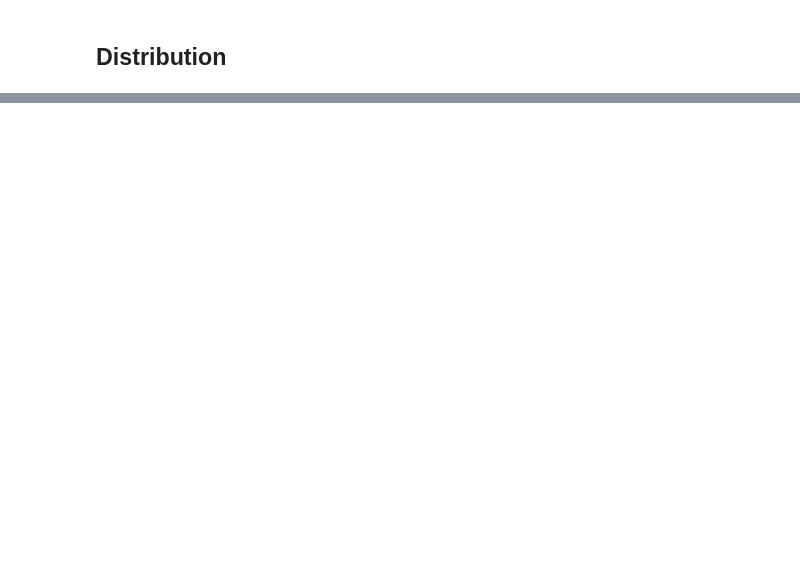
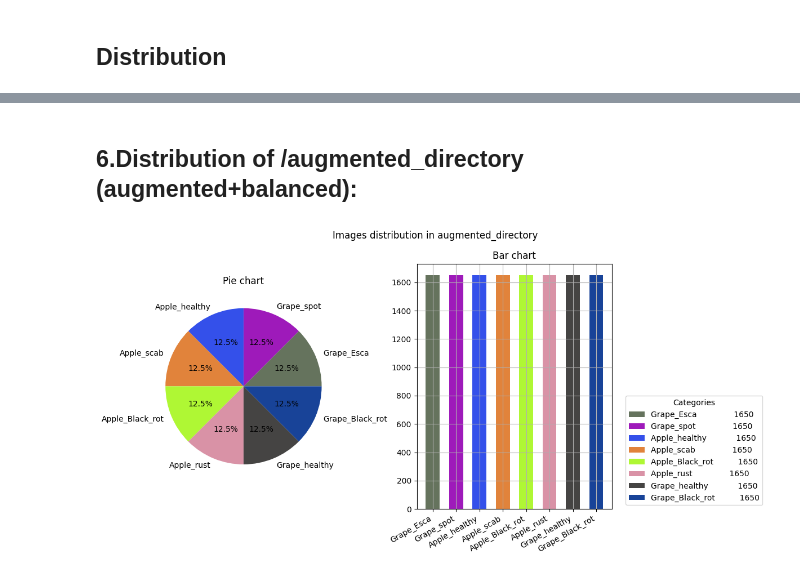
Before and after one commit to aallali/Leaf-Diseases-Classification, a Jupyter notebook: notebooks/000-Distribution.ipynb, the cells around one changed output, grey strips where cells are left out. Cells and saved outputs as stored; diff of their text form; code cells hidden in the pictures; blank space fills up the shorter version.

```diff
--- a/notebooks/000-Distribution.ipynb
+++ b/notebooks/000-Distribution.ipynb
@@ -18,3 +12,4 @@ from libft import ft_list_imgs_and_folders, ft_scrap_images, ft_print_pretty, ft
 DATASET_PATH = "../dataset/"
 APPLE_PATH = DATASET_PATH + "Apple"
 GRAPE_PATH = DATASET_PATH + "Grape"
+AUGMENTED_DIRECTORY = "../augmented_directory"
@@ -124,0 +99,6 @@ root_path : ../dataset/Grape
+# %% [markdown]
+## 6.Distribution of /augmented_directory (augmented+balanced):
+# %%
+datasets_distribution = ft_distribution(AUGMENTED_DIRECTORY, 6, plot_chart=True)
+# %% [output]
+[figure, added]
```
Also changed, not shown: parts of 24 cells of this notebook.
